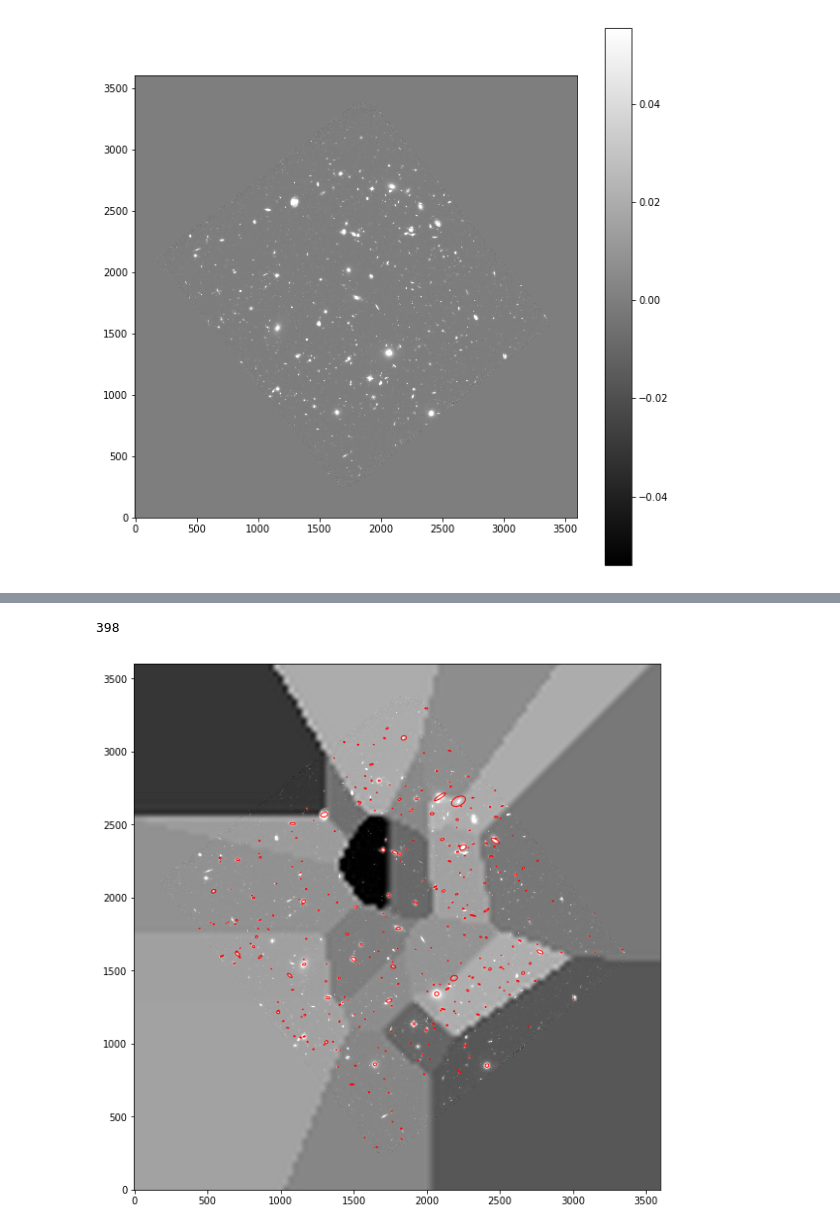
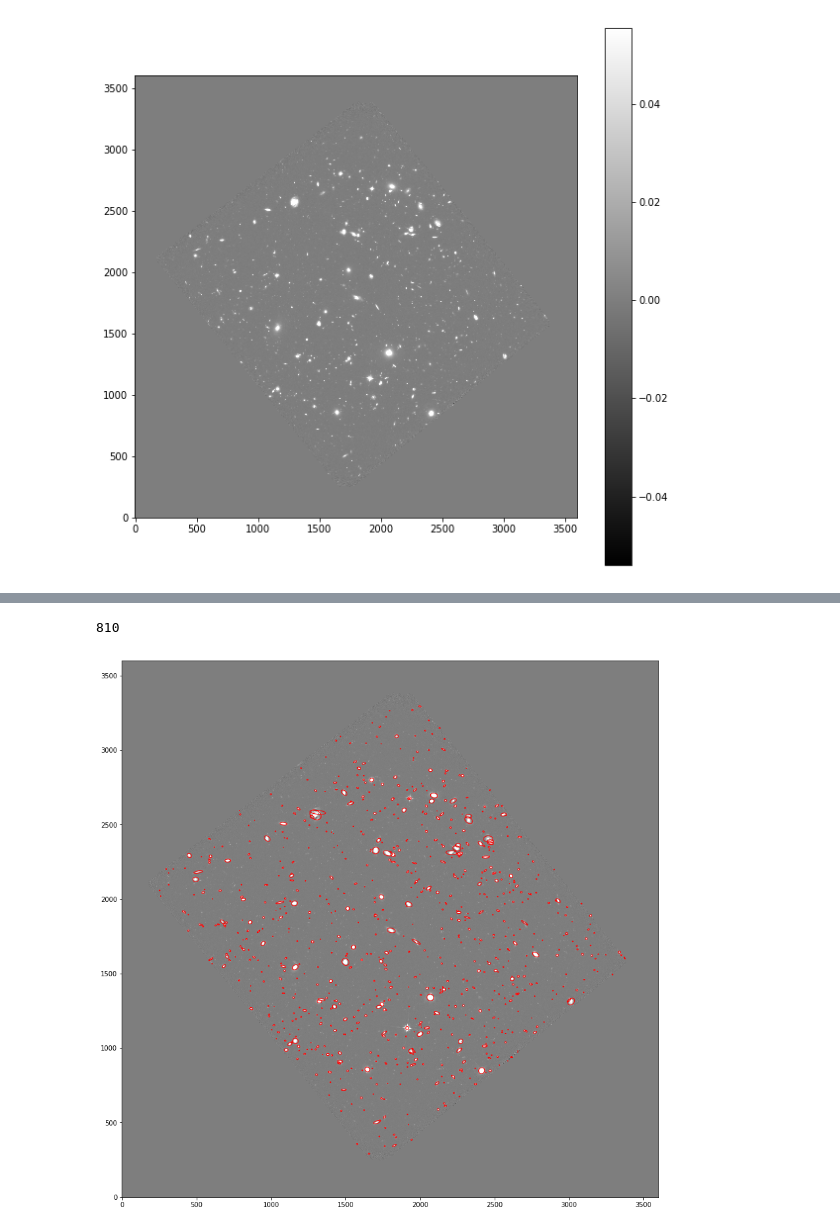
Before and after one commit to tiseever/ASTR_119_Final_Project, a Jupyter notebook: Test_Source_Detection.ipynb, the cells around one changed output, grey strips where cells are left out. Cells and saved outputs as stored; diff of their text form; code cells hidden in the pictures.

```diff
--- a/Test_Source_Detection.ipynb
+++ b/Test_Source_Detection.ipynb
@@ -25,8 +25,7 @@ plt.colorbar();
 [figure]
 # %%
 data = data.byteswap(inplace=True).newbyteorder()
-msk = data<0.025
-bkg = sep.Background(data, mask=msk, maskthresh=0, bw=32, bh=32, fw=3, fh=3, fthresh=0.0)
+bkg = sep.Background(data, bw=16, bh=16)
 # %%
 print(bkg.globalback)
 print(bkg.globalrms)
@@ -61,20 +60,21 @@ plt.colorbar()
 # %%
-objects = sep.extract(data_sub, -0.5, err=bkg.globalrms)
+msk = data<=0.02
+objects = sep.extract(data_sub, 3, err=bkg.globalrms, mask=msk)
 # %%
 len(objects)
 # %% [output]
-398
+810
 # %%
 from matplotlib.patches import Ellipse
 
-fig, ax = plt.subplots(figsize=(10,10))
+fig, ax = plt.subplots(figsize=(15,15))
 m, s = np.mean(data_sub), np.std(data_sub)
 im = ax.imshow(data_sub, interpolation='nearest', cmap='gray', vmin=m-s, vmax=m+s, origin='lower')
 
 for i in range(len(objects)):
     e = Ellipse(xy=(objects['x'][i], objects['y'][i]),width=6*objects['a'][i],height=6*objects['b'][i],angle=objects['theta'][i]*180/(2*np.pi))
     e.set_facecolor('none')
     e.set_edgecolor('red')
     ax.add_artist(e)
 # %% [output]
-[figure, old version]
+[figure, new version]
```
Also changed, not shown: parts of 5 cells of this notebook, 1 other file.
